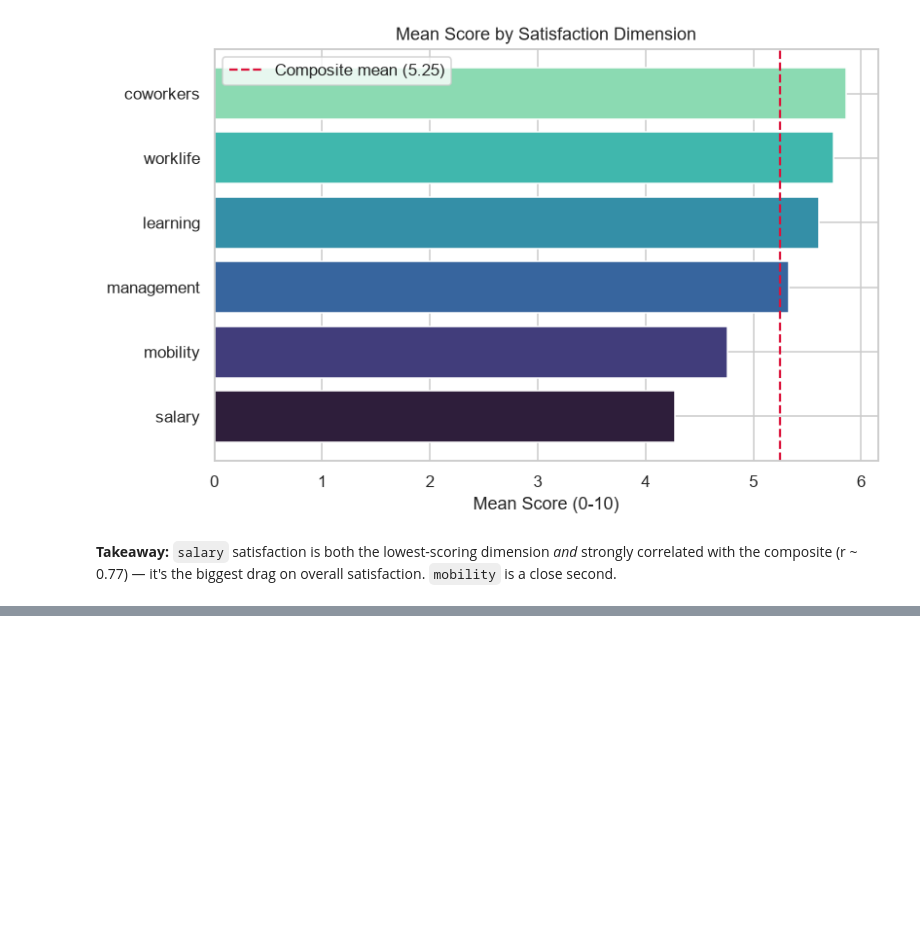
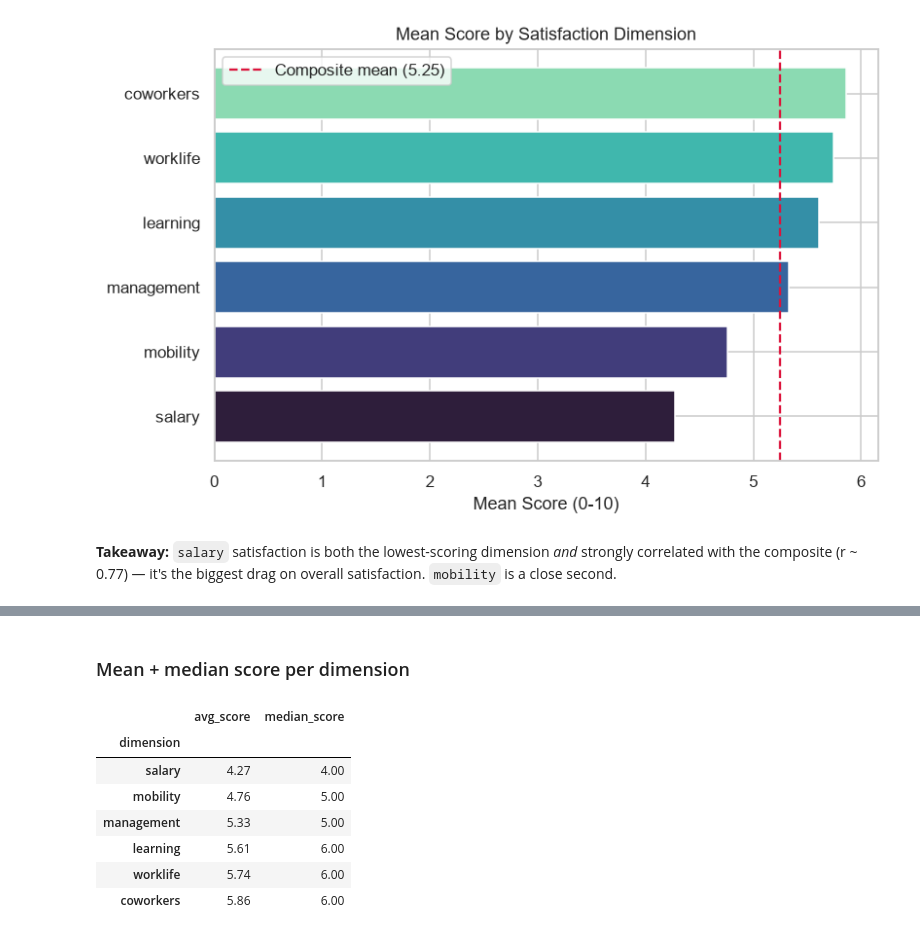
Before and after one commit to ANDREMUGEMA/Professional_data_survey_py_analysis, a Jupyter notebook: q2_satisfaction_dimension_drag.ipynb, the cells around one changed output, grey strips where cells are left out. Saved outputs shown, nothing was run; the diff lists cells and outputs as text; code cells hidden in the pictures; blank space fills up the shorter version.

```diff
--- a/q2_satisfaction_dimension_drag.ipynb
+++ b/q2_satisfaction_dimension_drag.ipynb
@@ -79,0 +116,21 @@ plt.show()
+# %% [markdown]
+### Mean + median score per dimension
+# %%
+rows = []
+for dim in DIMS:
+    rows.append({
+        "dimension": dim.replace("satisfaction_", ""),
+        "avg_score": df[dim].mean(),
+        "median_score": df[dim].median(),
+    })
+dim_scores = pd.DataFrame(rows).set_index("dimension").sort_values("avg_score")
+dim_scores
+# %% [output]
+|  | avg_score | median_score |
+| dimension |  |  |
+| salary | 4.27 | 4.00 |
+| mobility | 4.76 | 5.00 |
+| management | 5.33 | 5.00 |
+| learning | 5.61 | 6.00 |
+| worklife | 5.74 | 6.00 |
+| coworkers | 5.86 | 6.00 |
```
Also changed, not shown: parts of 7 cells of this notebook, 20 other files.
